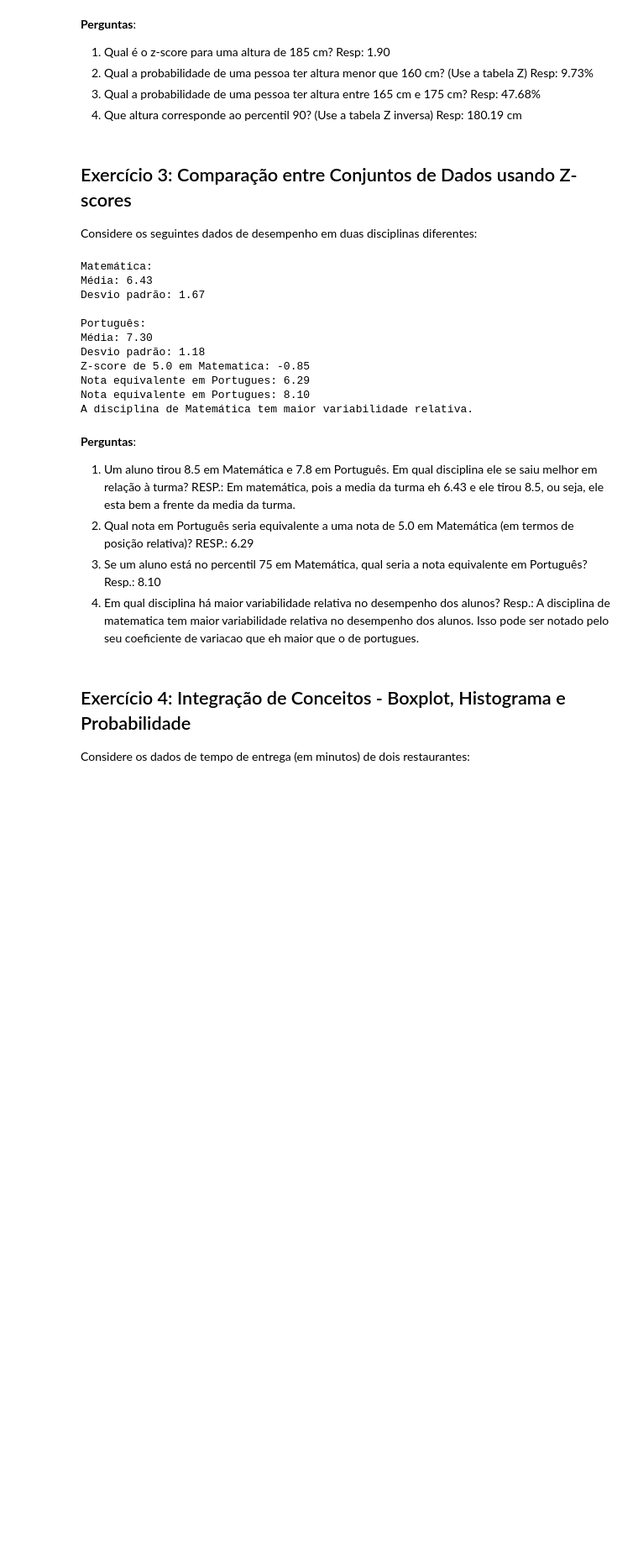
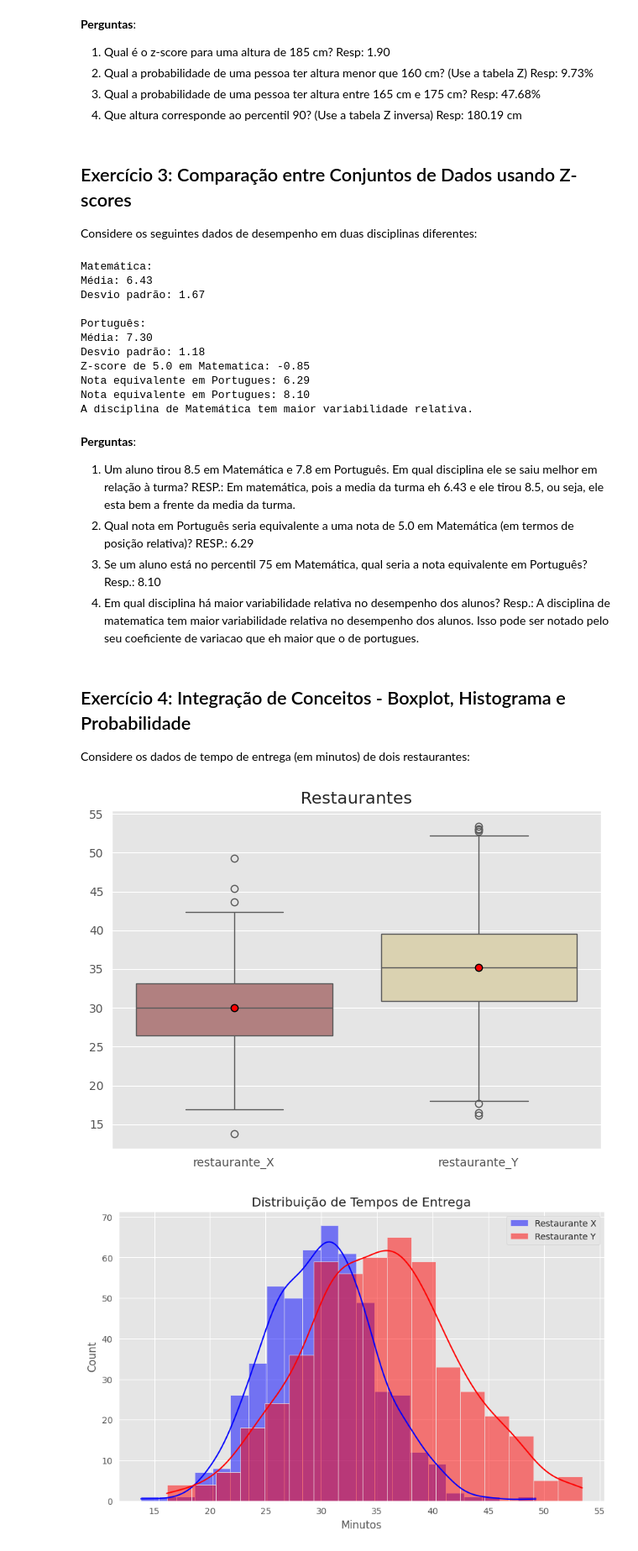
Before and after one commit to MariPinas/data_science_2025, a Jupyter notebook: notebooks/Lab04_TCL_Plots/Exercicios.ipynb, the cells around one changed output. Shown: that part at 84% size. Drawn from its saved outputs; the diff is of its cells as text; code cells hidden in the pictures; blank space fills up the shorter version.

```diff
--- a/notebooks/Lab04_TCL_Plots/Exercicios.ipynb
+++ b/notebooks/Lab04_TCL_Plots/Exercicios.ipynb
@@ -215,0 +207,77 @@ plt.show()
+# %%
+# Dados dos restaurantes
+restaurante_X = np.random.normal(30, 5, 500)
+restaurante_Y = np.random.normal(35, 7, 500)
+
+# Crie um Boxplot comparativo entre os restaurantes
+np.random.seed(42)
+restaurantes = pd.DataFrame({
+    'restaurante_X': restaurante_X,
+    'restaurante_Y': restaurante_Y
+})
+
+sns.boxplot(data=restaurantes, palette='pink', showmeans=True, meanprops={"marker":"o","markerfacecolor":"red", "markeredgecolor":"black"})
+plt.title('Restaurantes')
+
+plt.tight_layout()
+plt.show()
+
+# Histograma superposto
+plt.figure(figsize=(10, 6))
+sns.histplot(restaurante_X, kde=True, color='blue', label='Restaurante X', alpha=0.5)
+sns.histplot(restaurante_Y, kde=True, color='red', label='Restaurante Y', alpha=0.5)
+plt.title('Distribuição de Tempos de Entrega')
+plt.xlabel('Minutos')
+plt.legend()
+plt.show()
+
+# media e std
+mediaX = restaurante_X.mean()
+mediaY = restaurante_Y.mean()
+stdX = restaurante_X.std()
+stdY = restaurante_Y.std()
+print(f"Media rest X: {mediaX:.2f}")
+print(f"Media rest Y: {mediaY:.2f}")
+print(f"STD rest X: {stdX:.2f}")
+print(f"STD rest Y: {stdY:.2f}")
+
+# prob de entrega com cdf
+
+tempo1 = 25
+
+zscoreX = (tempo1 - mediaX) / stdX
+probabilidadeX = stats.norm.cdf(zscoreX) * 100
+
+zscoreY = (tempo1 - mediaY) / stdY
+probabilidadeY = stats.norm.cdf(zscoreY) * 100
+
+print(f"Prob do rest X entregar em menos de 25 minutos: {probabilidadeX:.2f}%")
+print(f"Prob do rest Y entregar em menos de 25 minutos: {probabilidadeY:.2f}%")
+
+# usando ppf para 95%
+tempoX= stats.norm.ppf(0.95,loc=restaurante_X.mean(), scale=restaurante_X.std())
+tempoY= stats.norm.ppf(0.95,loc=restaurante_Y.mean(), scale=restaurante_Y.std())
+
+print(f"95% de chance de receber o pedido do restaurante X em ate X minutos: {tempoX:.2f} min")
+print(f"95% de chance de receber o pedido do restaurante Y em ate X minutos: {tempoY:.2f} min")
+
+# 40 min seria atipico para algum dos restaurantes? outlier 3
+tempo2 = 40
+outlier=3
+zscoreX = (tempo2 - mediaX) / stdX
+zscoreY = (tempo2 - mediaY) / stdY
+
+# outlier restaurante X
+if abs(zscoreX) > outlier:
+    print(f"40 minutos eh atípico para o restaurante X (Z-score = {zscoreX:.2f})")
+else:
+    print(f"40 minutos NAO eh atípico para o restaurante X (Z-score = {zscoreX:.2f})")
+
+# outlier restaurante Y
+if abs(zscoreY) > outlier:
+    print(f"40 minutos eh atípico para o restaurante Y (Z-score = {zscoreY:.2f})")
+else:
+    print(f"40 minutos NAO eh atípico para o restaurante Y (Z-score = {zscoreY:.2f})")
+# %% [output]
+[figure, added]
+[figure, added]
```
Also changed, not shown: parts of 5 cells of this notebook.
